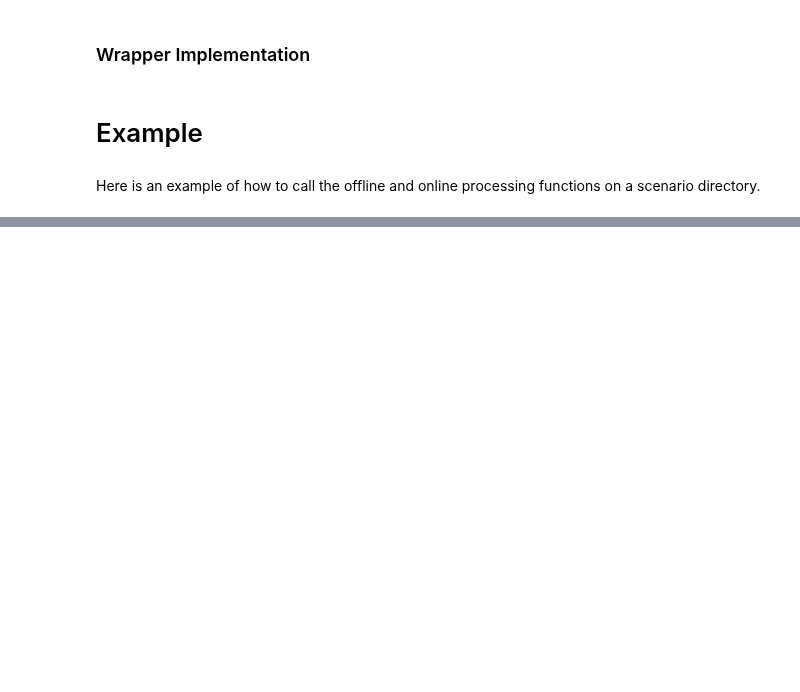
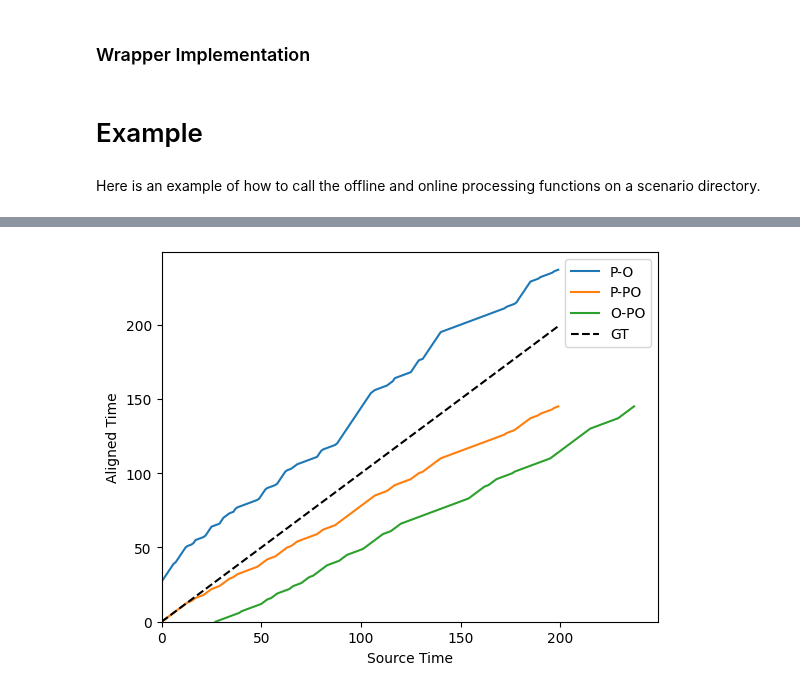
Before and after one commit to HMC-MIR/PianoConcertoAccompaniment, a Jupyter notebook: System_MixtureDTW.ipynb, the cells around one changed output, grey strips where cells are left out. Drawn from its saved outputs; the diff is of its cells as text; code cells hidden in the pictures; blank space fills up the shorter version.

```diff
--- a/System_MixtureDTW.ipynb
+++ b/System_MixtureDTW.ipynb
@@ -406,19 +416,16 @@ File "../../../../var/folders/b1/15j_gfbn6q1b0txsrcxn2zrw0000gn/T/ipykernel_7145
 # %%
-# # import matplotlib.pyplot as plt
-
-# # alignment1 = wp_AB_
-# # alignment2 = wp_BC
-# # alignment3 = wp_AC
-
-# # plt.plot(path[0], path[2], label='AB')
-# # plt.plot(path[1], path[2], label='BC')
-# plt.plot(path[1], path[0], label='AC')
-# plt.xlabel('Source Time')
-# plt.ylabel('Aligned Time')
-# plt.ylim(ymin=0)
-# plt.xlim(xmin=0)
-# plt.legend()
-# plt.show()
+plt.plot(path[0], path[1], label='P-O')
+plt.plot(path[0], path[2], label='P-PO')
+plt.plot(path[1], path[2], label='O-PO')
+plt.plot(range(0,200), range(0,200), label='GT', color='black', linestyle='--')
+plt.xlabel('Source Time')
+plt.ylabel('Aligned Time')
+plt.ylim(ymin=0)
+plt.xlim(xmin=0)
+plt.legend()
+plt.show()
+# %% [output]
+[figure, added]
 # %%
 # plt_line = k3d.line(path.T, width=0.1, color=0xff99cc)
 
```
Also changed, not shown: parts of 15 cells of this notebook.
